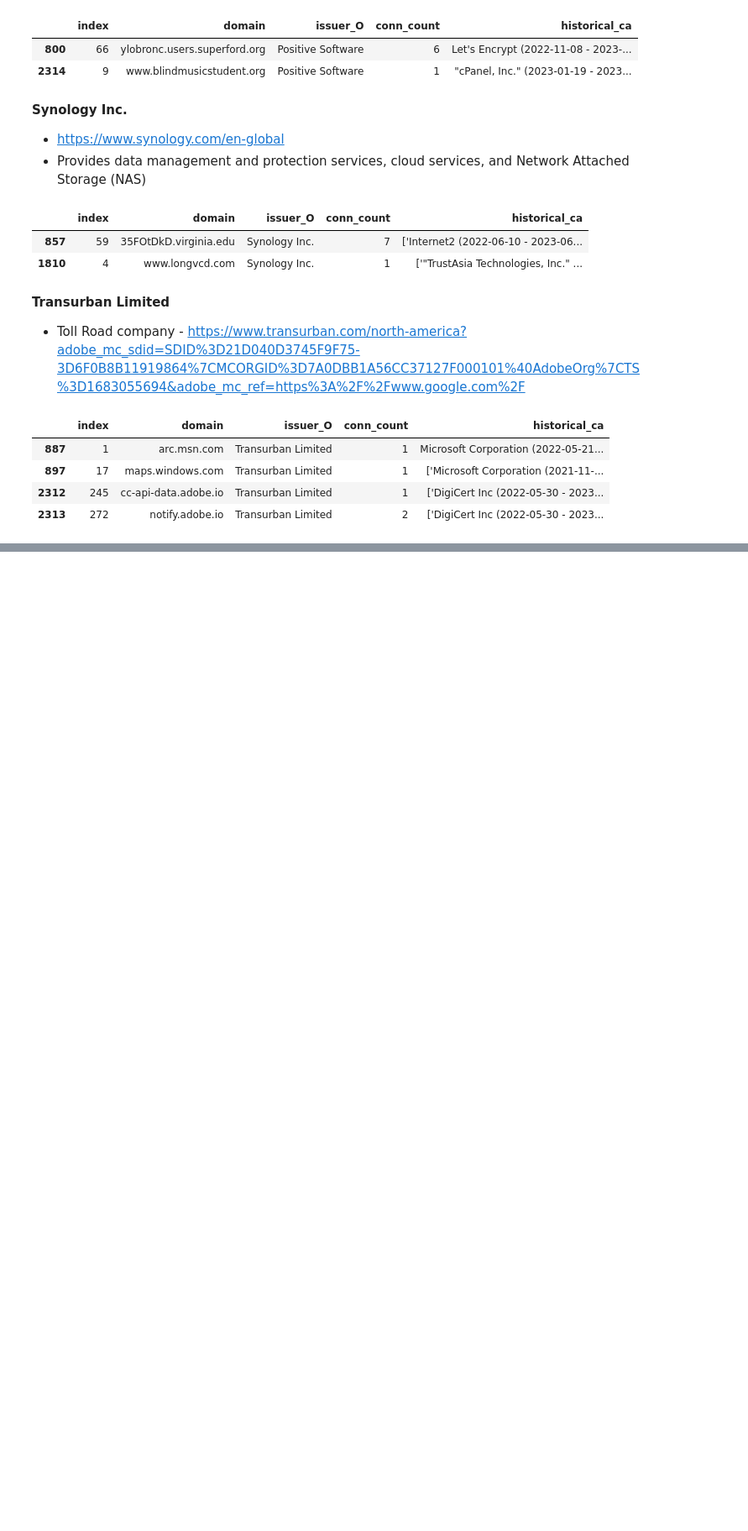
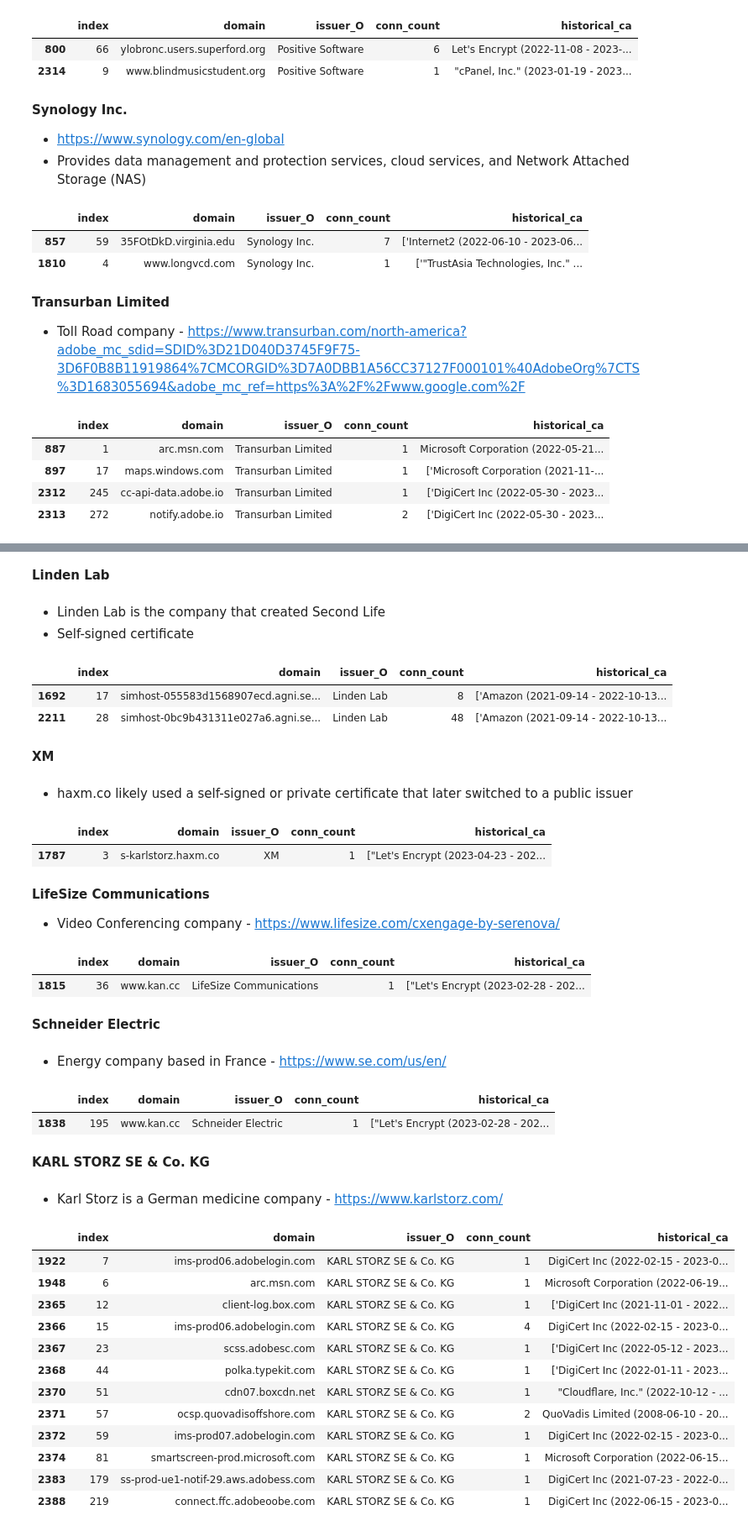
Before and after one commit to kdu2030/ssl_interception, a Jupyter notebook: notebooks/analysis_notebooks/June 2022.ipynb, the cells around one changed output, grey strips where cells are left out. Shown at 84% size. Saved outputs shown, nothing was run; the diff lists cells and outputs as text; code cells hidden in the pictures; blank space fills up the shorter version.

```diff
--- a/notebooks/analysis_notebooks/June 2022.ipynb
+++ b/notebooks/analysis_notebooks/June 2022.ipynb
@@ -241,0 +314,57 @@ df[df["issuer_O"] == "Transurban Limited"]
+# %% [markdown]
+**Linden Lab**
+# %% [markdown]
+* Linden Lab is the company that created Second Life
+* Self-signed certificate
+# %%
+df[df["issuer_O"] == "Linden Lab"]
+# %% [output]
+|  | index | domain | issuer_O | conn_count | historical_ca |
+| 1692 | 17 | simhost-055583d1568907ecd.agni.se... | Linden Lab | 8 | ['Amazon (2021-09-14 - 2022-10-13... |
+| 2211 | 28 | simhost-0bc9b431311e027a6.agni.se... | Linden Lab | 48 | ['Amazon (2021-09-14 - 2022-10-13... |
+# %% [markdown]
+**XM**
+# %% [markdown]
+* haxm.co likely used a self-signed or private certificate that later switched to a public issuer
+# %%
+df[df["issuer_O"] == "XM"]
+# %% [output]
+|  | index | domain | issuer_O | conn_count | historical_ca |
+| 1787 | 3 | s-karlstorz.haxm.co | XM | 1 | ["Let's Encrypt (2023-04-23 - 202... |
+# %% [markdown]
+**LifeSize Communications**
+* Video Conferencing company - https://www.lifesize.com/cxengage-by-serenova/
+# %%
+df[df["issuer_O"] == "LifeSize Communications"]
+# %% [output]
+|  | index | domain | issuer_O | conn_count | historical_ca |
+| 1815 | 36 | www.kan.cc | LifeSize Communications | 1 | ["Let's Encrypt (2023-02-28 - 202... |
+# %% [markdown]
+**Schneider Electric**
+# %% [markdown]
+* Energy company based in France - https://www.se.com/us/en/
+# %%
+df[df["issuer_O"] == "Schneider Electric"]
+# %% [output]
+|  | index | domain | issuer_O | conn_count | historical_ca |
+| 1838 | 195 | www.kan.cc | Schneider Electric | 1 | ["Let's Encrypt (2023-02-28 - 202... |
+# %% [markdown]
+**KARL STORZ SE & Co. KG**
+# %% [markdown]
+* Karl Storz is a German medicine company - https://www.karlstorz.com/
+# %%
+df[df["issuer_O"] == "KARL STORZ SE & Co. KG"]
+# %% [output]
+|  | index | domain | issuer_O | conn_count | historical_ca |
+| 1922 | 7 | ims-prod06.adobelogin.com | KARL STORZ SE & Co. KG | 1 | DigiCert Inc (2022-02-15 - 2023-0... |
+| 1948 | 6 | arc.msn.com | KARL STORZ SE & Co. KG | 1 | Microsoft Corporation (2022-06-19... |
+| 2365 | 12 | client-log.box.com | KARL STORZ SE & Co. KG | 1 | ['DigiCert Inc (2021-11-01 - 2022... |
+| 2366 | 15 | ims-prod06.adobelogin.com | KARL STORZ SE & Co. KG | 4 | DigiCert Inc (2022-02-15 - 2023-0... |
+| 2367 | 23 | scss.adobesc.com | KARL STORZ SE & Co. KG | 1 | ['DigiCert Inc (2022-05-12 - 2023... |
+| 2368 | 44 | polka.typekit.com | KARL STORZ SE & Co. KG | 1 | ['DigiCert Inc (2022-01-11 - 2023... |
+| 2370 | 51 | cdn07.boxcdn.net | KARL STORZ SE & Co. KG | 1 | "Cloudflare, Inc." (2022-10-12 - ... |
+| 2371 | 57 | ocsp.quovadisoffshore.com | KARL STORZ SE & Co. KG | 2 | QuoVadis Limited (2008-06-10 - 20... |
+| 2372 | 59 | ims-prod07.adobelogin.com | KARL STORZ SE & Co. KG | 1 | DigiCert Inc (2022-02-15 - 2023-0... |
+| 2374 | 81 | smartscreen-prod.microsoft.com | KARL STORZ SE & Co. KG | 1 | Microsoft Corporation (2022-06-15... |
+| 2383 | 179 | ss-prod-ue1-notif-29.aws.adobess.com | KARL STORZ SE & Co. KG | 1 | DigiCert Inc (2021-07-23 - 2022-0... |
+| 2388 | 219 | connect.ffc.adobeoobe.com | KARL STORZ SE & Co. KG | 1 | DigiCert Inc (2022-06-15 - 2023-0... |
```
Also changed, not shown: parts of 31 cells of this notebook, 22 other files.
